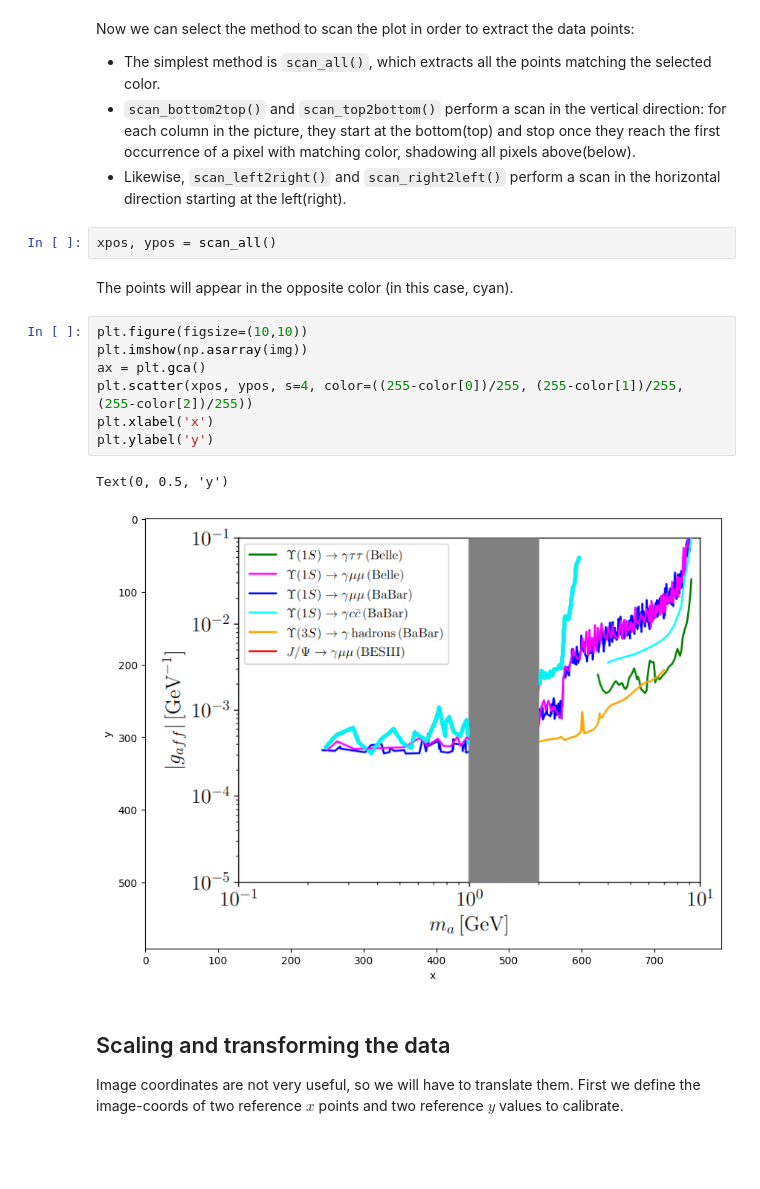
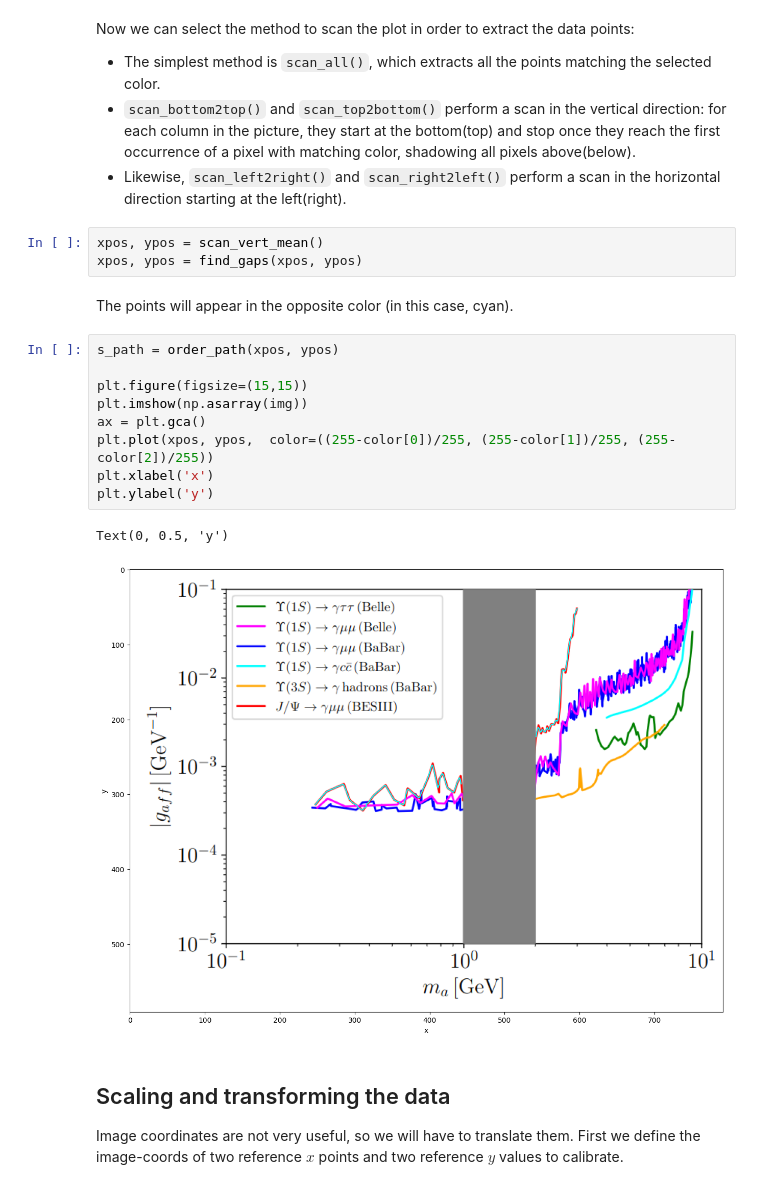
Before and after one commit to Jorge-Alda/digiplotter, a Jupyter notebook: digiplotter.ipynb, the cells around one changed output. Cells and saved outputs as stored; diff of their text form; blank space fills up the shorter version.

```diff
--- a/digiplotter.ipynb
+++ b/digiplotter.ipynb
@@ -150,19 +226,22 @@ Now we can select the method to scan the plot in order to extract the data point
 - `scan_bottom2top()` and `scan_top2bottom()` perform a scan in the vertical direction: for each column in the picture, they start at the bottom(top) and stop once they reach the first occurrence of a pixel with matching color, shadowing all pixels above(below).
 - Likewise, `scan_left2right()` and `scan_right2left()` perform a scan in the horizontal direction starting at the left(right).
 # %%
-xpos, ypos = scan_all()
+xpos, ypos = scan_vert_mean()
+xpos, ypos = find_gaps(xpos, ypos)
 # %% [markdown]
 The points will appear in the opposite color (in this case, cyan).
-# %%
-plt.figure(figsize=(10,10))
-plt.imshow(np.asarray(img))
-ax = plt.gca()
-plt.scatter(xpos, ypos, s=4, color=((255-color[0])/255, (255-color[1])/255, (255-color[2])/255))
-plt.xlabel('x')
-plt.ylabel('y')
-# %% [output]
-Text(0, 0.5, 'y')
-[figure, removed]
+# %%
+s_path = order_path(xpos, ypos)
+
+plt.figure(figsize=(15,15))
+plt.imshow(np.asarray(img))
+ax = plt.gca()
+plt.plot(xpos, ypos,  color=((255-color[0])/255, (255-color[1])/255, (255-color[2])/255))
+plt.xlabel('x')
+plt.ylabel('y')
+# %% [output]
+Text(0, 0.5, 'y')
+[figure, added]
 # %% [markdown]
 ## Scaling and transforming the data
 
```
Also changed, not shown: parts of 8 cells of this notebook, 1 other file.
